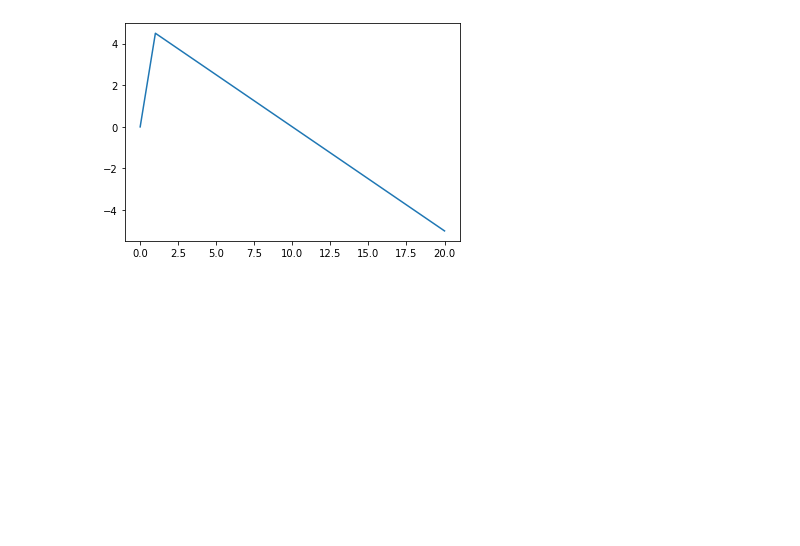
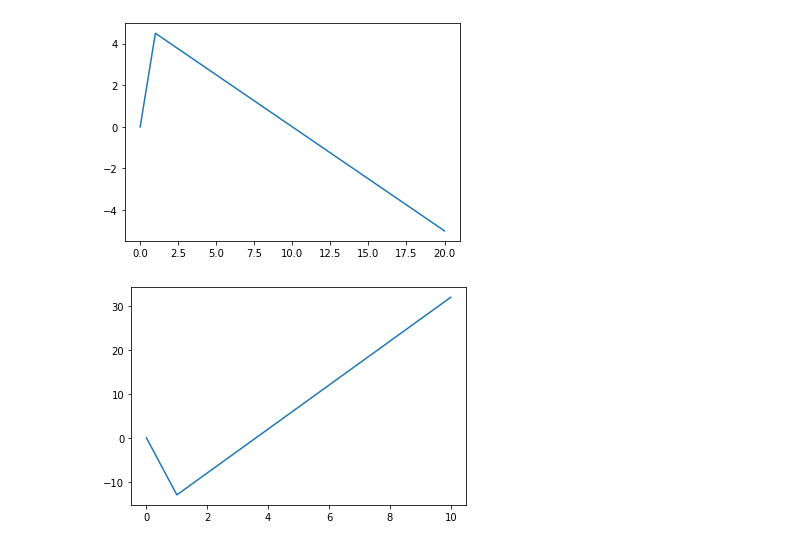
Before and after one commit to JMBCODE/Programas-open-source, a Jupyter notebook: Graficos_de_funcoes.ipynb, the cells around one changed output. Saved outputs shown, nothing was run; the diff lists cells and outputs as text; code cells hidden in the pictures; blank space fills up the shorter version.

```diff
--- a/Graficos_de_funcoes.ipynb
+++ b/Graficos_de_funcoes.ipynb
@@ -366,3 +366,27 @@ plt.plot(x, y)
 plt.show()
 # %% [output]
 [figure]
+# %%
+#gráfico da função f(x) = 5x - 18
+import matplotlib.pyplot as plt
+
+x = [0]
+aux = x[-1] * 3
+y = [aux]
+auxx = x[-1] #pega o ultimo
+auxy = y[-1] #pega o ultimo
+while auxx < 10:
+  auxx = auxx + 1
+  auxy = auxx # pra pegar 1, 2, 3... e não 1,4,9...
+  auxy = auxy * 5 - 18
+  x.append(auxx)
+  y.append(auxy)
+  auxx = x[-1] #pega o ultimo
+  auxy = y[-1] #pega o ultimo
+
+#plt.figure(figsize=(7, 7))
+plt.plot(x, y)
+
+plt.show()
+# %% [output]
+[figure, added]
```
